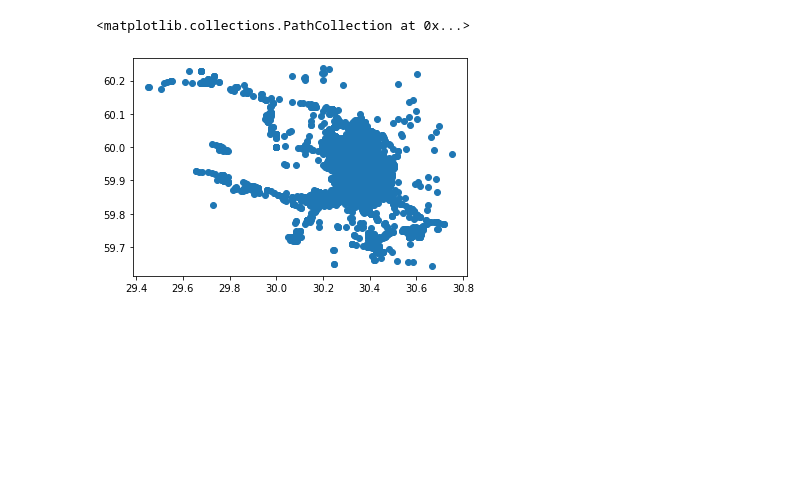
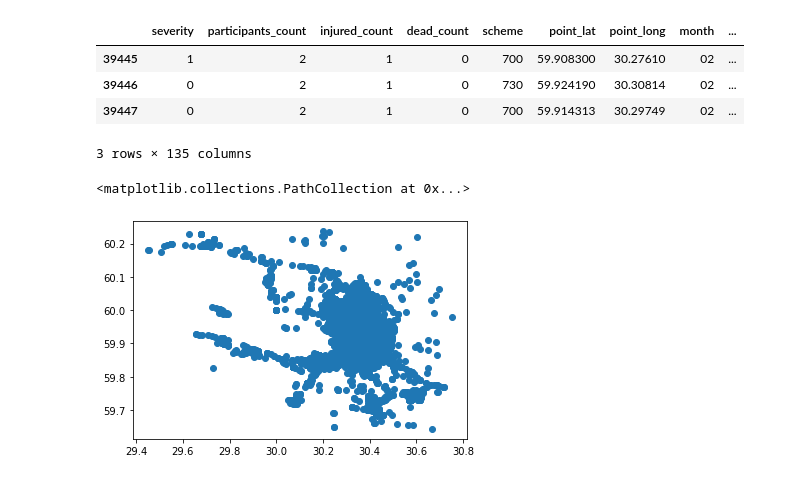
Before and after one commit to Sertyhopss/car-crash, a Jupyter notebook: json_read.ipynb, the cells around one changed output. Saved outputs shown, nothing was run; the diff lists cells and outputs as text; code cells hidden in the pictures; blank space fills up the shorter version.

Commit message:
datetime -> timestamp and severity -> int

```diff
--- a/json_read.ipynb
+++ b/json_read.ipynb
@@ -95,28 +95,42 @@ format_dict = {'scheme': path_to_image_html}
 display(HTML(cutted.tail(3).to_html(escape=False ,formatters=format_dict)))
 # %% [output]
 [interactive output not drawn]
+# %%
+# Преобразуем категориальную переменную тяжести ДТП в числовую (возможно, нужны какие-то коэффициенты, а не просто 0-1-2?)
+
+cutted['severity'] = cutted['severity'].map({'Легкий': 0, 'Тяжелый': 1, 'С погибшими': 2})
 # %%
 # преобразуем datetime в месяц, день недели и время
 
 datetime = cutted['datetime']
 month = []
 day = []
-time = []
+timestamp = []
 for row in datetime:
     day.append(pd.to_datetime(row).dayofweek)
     row = row.split(' ')
     month.append(row[0].split('-')[1])
-    time.append(row[1])
+    time = row[1][:-3].split(':')
+    timestamp.append(int(time[1]) + int(time[0]) * 60)
+
 
 cutted['month'] = month
 cutted['day'] = day
-cutted['time'] = time
+cutted['timestamp'] = timestamp
 cutted = cutted.drop(columns='datetime')
 # %%
 # приводим категориальные переменные к формату числовых с помощью One-Hot кодирования
 
-result = pd.get_dummies(cutted, columns=['severity', 'region', 'category', 'light'], prefix=['Тяжесть', 'Район', 'Категория', 'Свет'])
+result = pd.get_dummies(cutted, columns=['region', 'category', 'light'], prefix=['Район', 'Категория', 'Свет'])
 result = one_hot_encoding(result, ['weather', 'nearby', 'road_conditions'])
+# %%
+result.tail(3)
+# %% [output]
+|  | severity | participants_count | injured_count | dead_count | scheme | point_lat | point_long | month | ... |
+| 39445 | 1 | 2 | 1 | 0 | 700 | 59.908300 | 30.27610 | 02 | ... |
+| 39446 | 0 | 2 | 1 | 0 | 730 | 59.924190 | 30.30814 | 02 | ... |
+| 39447 | 0 | 2 | 1 | 0 | 700 | 59.914313 | 30.29749 | 02 | ... |
+3 rows × 135 columns
 # %%
 result.to_csv('result.csv', index=False)
 # %%
```
Also changed, not shown: parts of 3 cells of this notebook.
